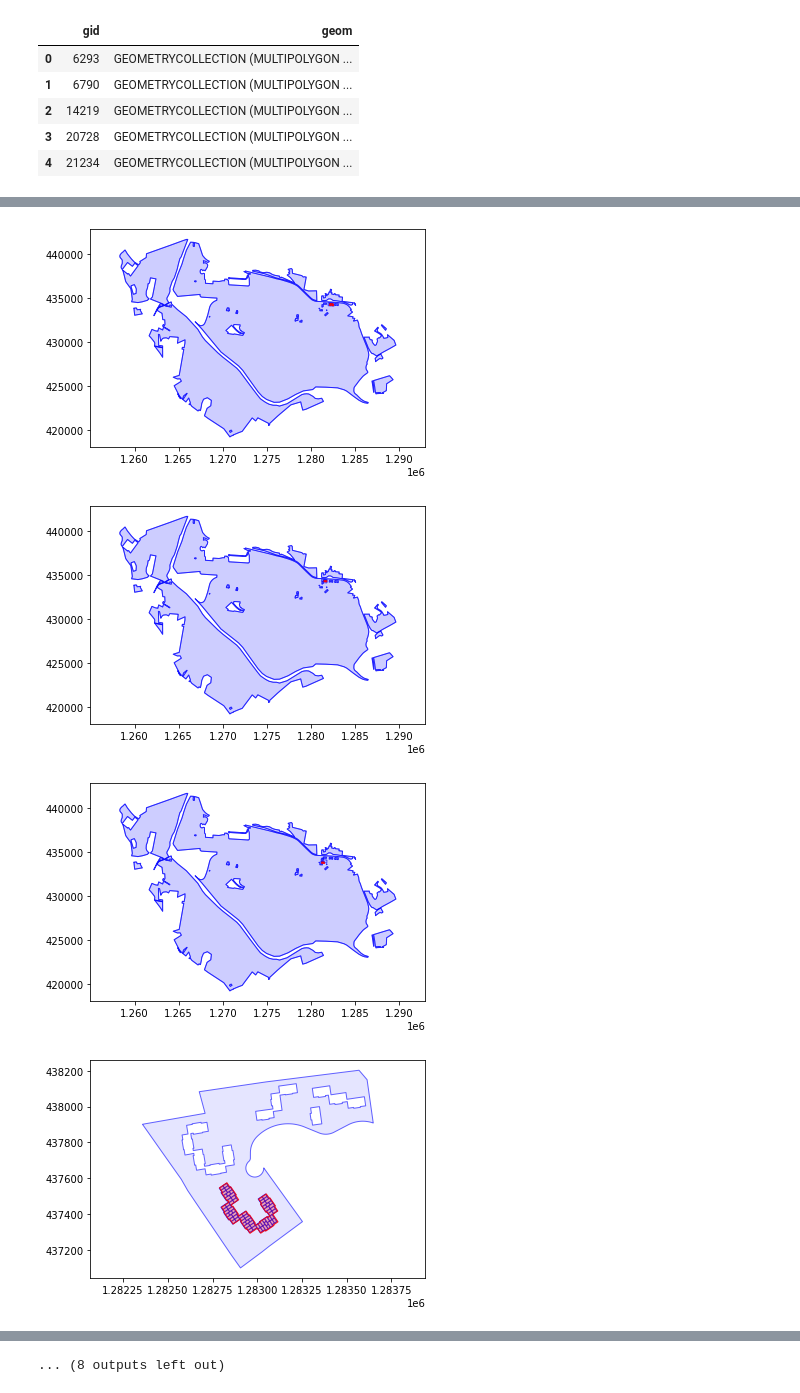
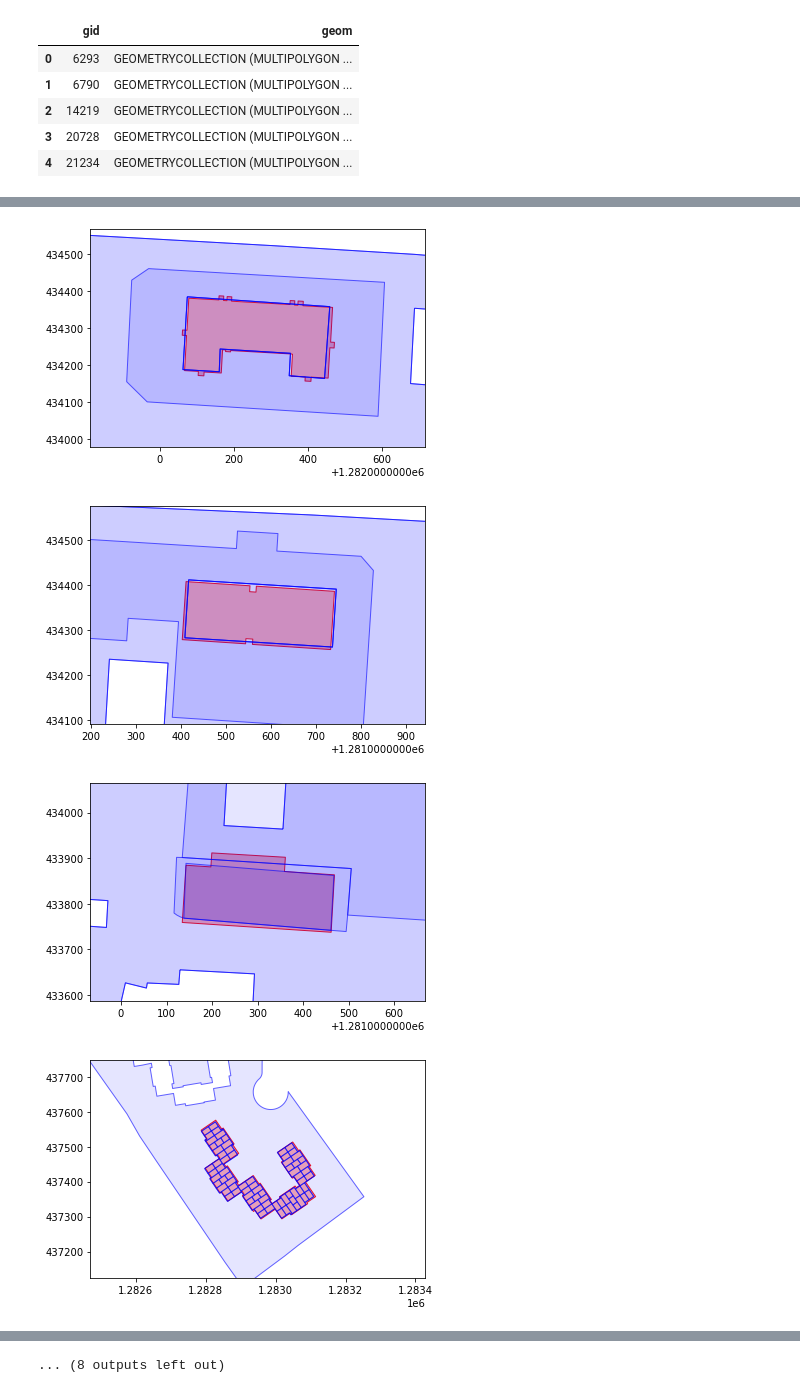
Before and after one commit to taslater/pgh-viewer, a Jupyter notebook: python/analysis/messy_footprints.ipynb, the cells around one changed output, grey strips where cells are left out. Cells and saved outputs as stored; diff of their text form; code cells hidden in the pictures.

```diff
--- a/python/analysis/messy_footprints.ipynb
+++ b/python/analysis/messy_footprints.ipynb
@@ -69,15 +73,30 @@ messy_df.head()
 | 2 | 14219 | GEOMETRYCOLLECTION (MULTIPOLYGON ... |
 | 3 | 20728 | GEOMETRYCOLLECTION (MULTIPOLYGON ... |
 | 4 | 21234 | GEOMETRYCOLLECTION (MULTIPOLYGON ... |
+# %%
+def zoom_lim(lim, zoom):
+  half_range = (lim[1] - lim[0]) / 2
+  diff = half_range / zoom - half_range
+  return (lim[0]-diff,lim[1]+diff)
+
+
+def zoom_lims(xlim, ylim, zoom):
+  return (zoom_lim(xlim, zoom), zoom_lim(ylim, zoom))
 # %%
+zoom = 0.5
+
 for geom_coll in messy_df['geom']:
-  fig, ax = plt.subplots(1, 1)
+  fig, ax = plt.subplots()
   [footprint, parcels] = geom_coll.geoms
 
+  gpd.GeoSeries(footprint).plot(ax=ax, color=(1,0,0,0.3), edgecolor=(1,0,0,0.9))
+  plt.gca().axis("equal")
+  xlim = plt.getp(ax, 'xlim')
+  ylim = plt.getp(ax, 'ylim')
+  (xlim_new, ylim_new) = zoom_lims(xlim, ylim, zoom)
   gpd.GeoSeries(parcels).plot(ax=ax, color=(0,0,1,0.1), edgecolor=(0,0,1,0.6))
-  gpd.GeoSeries(footprint).plot(ax=ax, color=(1,0,0,0.3), edgecolor=(1,0,0,0.9))
+  plt.setp(ax, xlim=xlim_new, ylim=ylim_new)
 
-  plt.gca().axis("equal")
   plt.show()
   # foot_type = footprint.geom_type
   # for parcel in parcels.geoms:
@@ -88,4 +107,4 @@ for geom_coll in messy_df['geom']:
-[figure, old version]
+[figure, new version]
-[figure, old version]
+[figure, new version]
-[figure, old version]
+[figure, new version]
-[figure, old version]
+[figure, new version]
```
Also changed, not shown: parts of 2 cells of this notebook, 1 other file.
